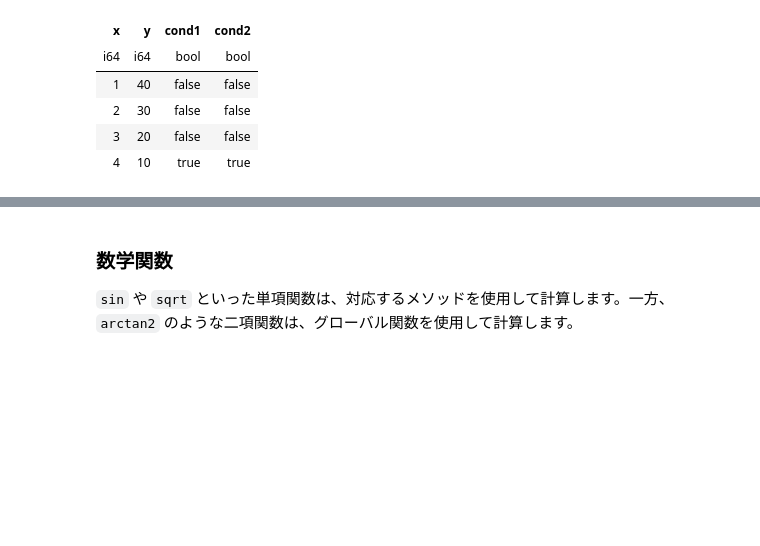
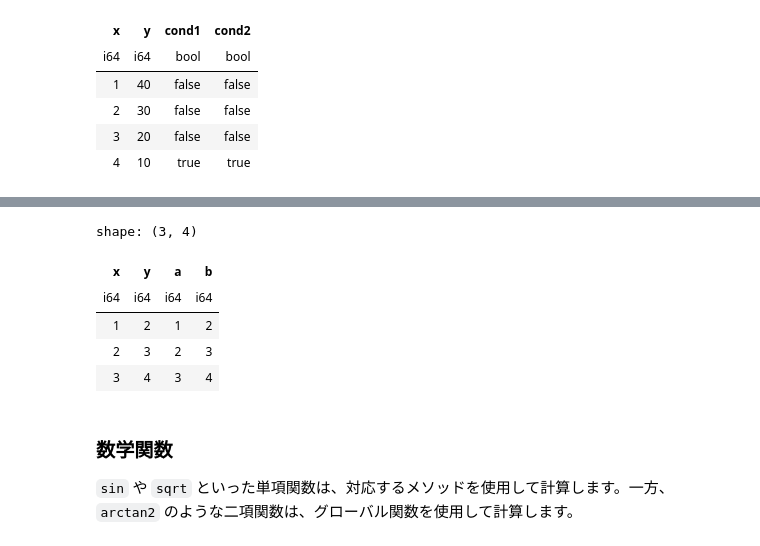
Before and after one commit to ruoyu0088/polars_guide, a Jupyter notebook: polars_guide/010_polars_expression.ipynb, the cells around one changed output, grey strips where cells are left out. Saved outputs shown, nothing was run; the diff lists cells and outputs as text; code cells hidden in the pictures; blank space fills up the shorter version.

```diff
--- a/polars_guide/010_polars_expression.ipynb
+++ b/polars_guide/010_polars_expression.ipynb
@@ -824,3 +863,27 @@ shape: (4, 4)
+# %%
+pl.select(
+    # 辞書のリスト → struct Series → 複数列
+    pl.lit(
+        pl.Series(
+            [{"x": 1, "y": 2}, {"x": 2, "y": 3}, {"x": 3, "y": 4}]
+        )
+    )
+    .struct.unnest(),
+
+    # リストのリスト → list Series → struct Series → 複数列
+    pl.lit(
+        pl.Series([[1, 2], [2, 3], [3, 4]])
+    )
+    .list.to_struct(fields=["a", "b"])
+    .struct.unnest(),
+)
+# %% [output]
+shape: (3, 4)
+| x | y | a | b |
+| i64 | i64 | i64 | i64 |
+| 1 | 2 | 1 | 2 |
+| 2 | 3 | 2 | 3 |
+| 3 | 4 | 3 | 4 |
 # %% [markdown]
 ### 数学関数
 
```
Also changed, not shown: parts of 4 cells of this notebook.
